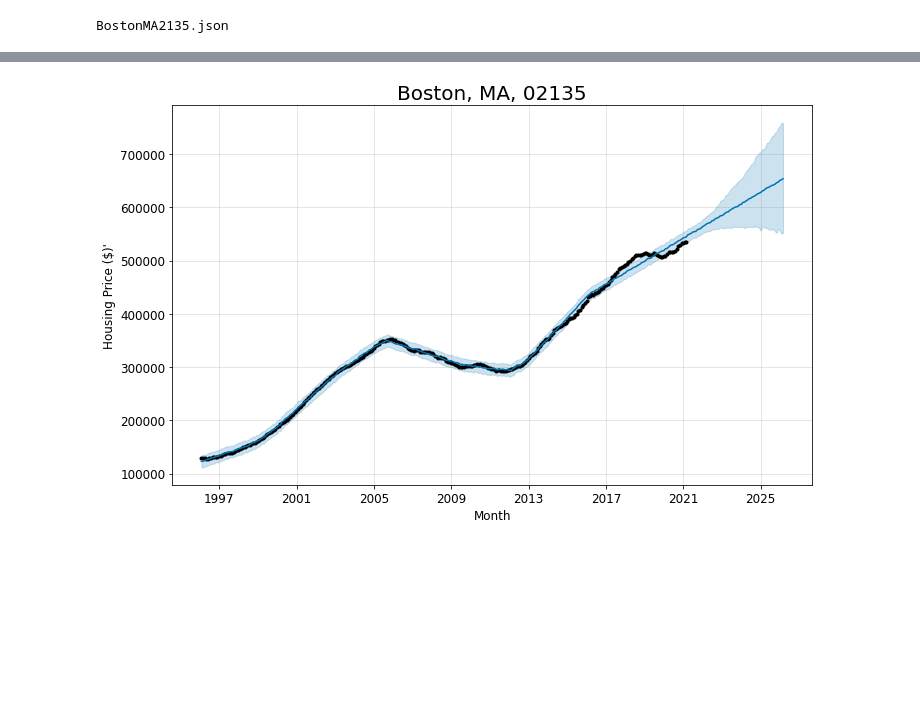
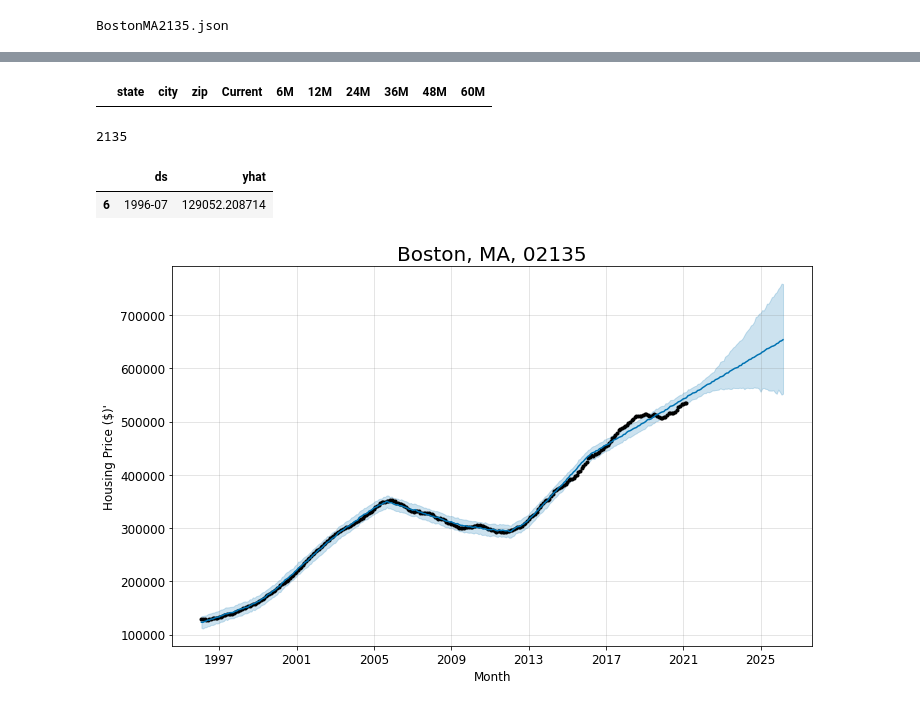
Before and after one commit to jeonghojo00/HousingPricePrediction, a Jupyter notebook: HousingPrice_Prophet_byZip.ipynb, the cells around one changed output, grey strips where cells are left out. Cells and saved outputs as stored; diff of their text form; code cells hidden in the pictures; blank space fills up the shorter version.

```diff
--- a/HousingPrice_Prophet_byZip.ipynb
+++ b/HousingPrice_Prophet_byZip.ipynb
@@ -128,6 +128,8 @@ plot_plotly(loaded_model, pred_y)
 # %%
 df = load_data()
 zip_dict = dict()
+# %%
+df = df[df['ds']<'2021-01-01']
 # %% [markdown]
 ### Get Housing Price prophet models and Save as json file
 # %% [markdown]
@@ -256,0 +267,34 @@ plot_plotly(loaded_md, pred_y)
+# %%
+##### Get Dataset for Cities to run simulations
+state = 'MA'
+city = 'Boston'
+city_df = get_city_df(df, state, city)
+
+zips = city_df['zip'].unique()
+zip_dict[city+state] = list(zips)
+
+print('Number of Zip Code Areas in '+city+', '+state+': ', len(zips))
+
+##### Make Prophet models and Save as json files
+period = 61 ## in month
+for zip in zips:
+    # Train and predict using Prophet model
+    md, pred_y = get_HousingPricePrediction(city_df, zip, period = period)
+
+    pred_y['ds'] = pred_y['ds'].dt.strftime('%Y-%m')
+    for month in target_month:
+        yAt = pred_y[pred_y['ds']==target_date[0]]['yhat'].item()
+
+
+
+    # Save the model as a json file
+    filename = city+state+str(zip)+'.json'
+    save_prophet_model(md, filename)
+
+
+
+print("Completed to save "+str(len(zips))+" zip code areas in "+ city + ', '+ state)
+# %%
+zip = 2135
+period = 61 ## in month
+md, pred_y = get_HousingPricePrediction(city_df, zip, period = period)
@@ -257,3 +337,16 @@ plot_plotly(loaded_md, pred_y)
+# %%
+new_df = df.append({'state':state, 'city':city, 'zip':zip, 'Current'})
+# %% [output]
+|  | state | city | zip | Current | 6M | 12M | 24M | 36M | 48M | 60M |
+# %%
+print(zip)
+# %% [output]
+2135
+# %%
+new_y[new_y['ds']==date_plus_month]
+# %% [output]
+|  | ds | yhat |
+| 6 | 1996-07 | 129052.208714 |
 # %%
 fig = loaded_md.plot(pred_y, xlabel='Month', ylabel='Housing Price ($)')
 ax = fig.gca()
```
Also changed, not shown: parts of 15 cells of this notebook.
